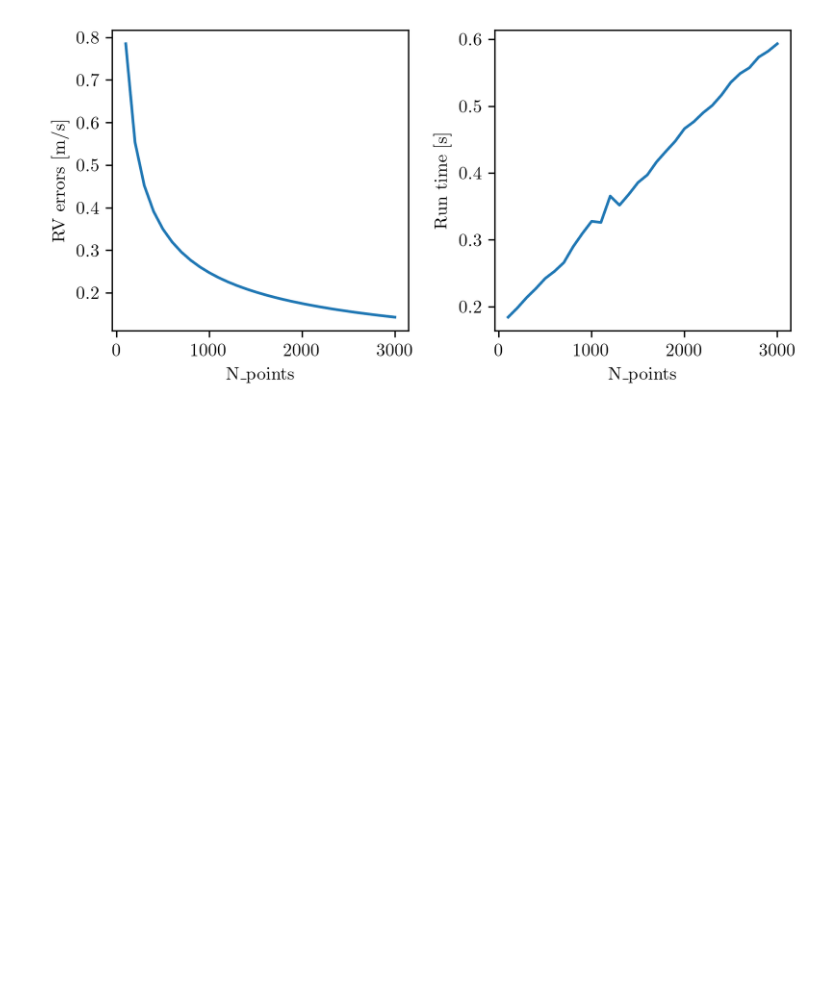
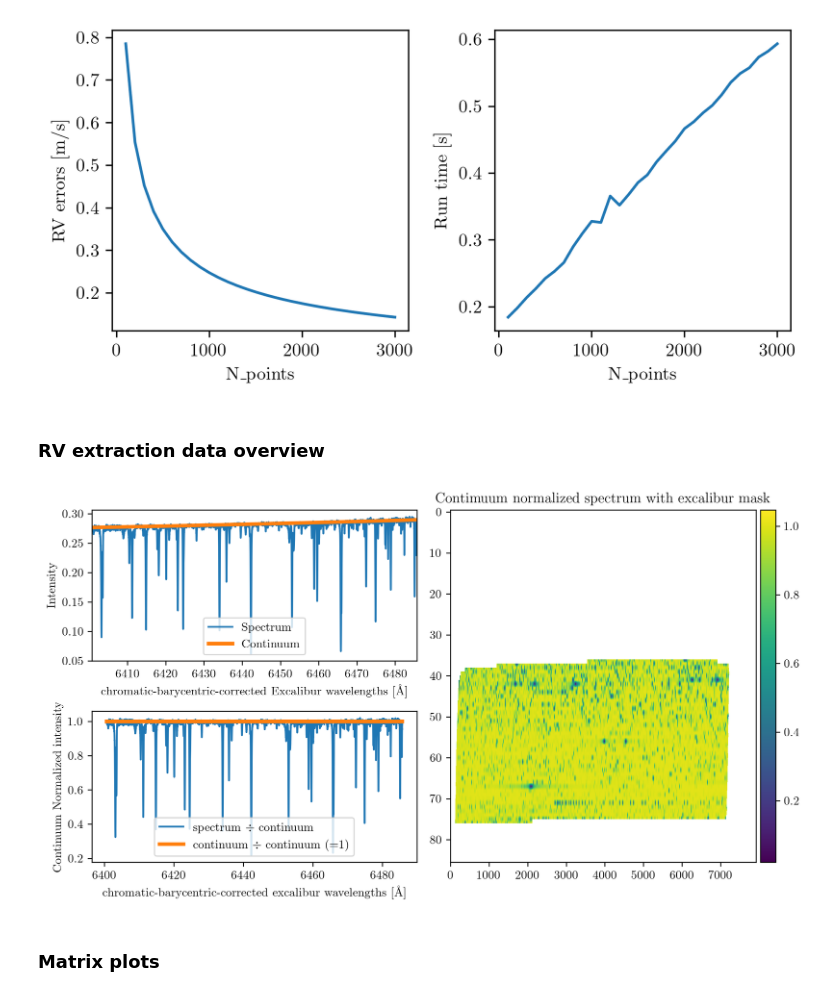
Before and after one commit to Harteg/bachelor-project, a Jupyter notebook: rv_plots.ipynb, the cells around one changed output. Drawn from its saved outputs; the diff is of its cells as text; code cells hidden in the pictures; blank space fills up the shorter version.

```diff
--- a/rv_plots.ipynb
+++ b/rv_plots.ipynb
@@ -193,3 +193,55 @@ fig.tight_layout()
 1042 peaks found
 78 matches found
 [figure]
+# %% [markdown]
+### RV extraction data overview
+# %%
+filenames = get_all_spectra_filenames(SPECTRA_PATH_34411)
+SPECTRA_DATA = load_spectra_fits(filenames[0])
+
+orders_pix = np.array([ SPECTRA_DATA['spectrum'][o]/SPECTRA_DATA['continuum'][o] for o in np.arange(len(SPECTRA_DATA['spectrum']))]) # create 2d array
+
+fig = plt.figure(figsize=(9,5))
+gs = fig.add_gridspec(2, 2)
+ax1 = fig.add_subplot(gs[0, 0])
+ax2 = fig.add_subplot(gs[1, 0])
+ax3 = fig.add_subplot(gs[:, 1])
+
+
+order = 65
+y, y_err, x = get_spec_wavel(SPECTRA_DATA, order, continuum_normalized=False)
+ax1.plot(x, y, label="Spectrum")
+
+# Plot continuum
+excalibur_mask  = SPECTRA_DATA['EXCALIBUR_MASK'][order]
+cont = SPECTRA_DATA['continuum'][order][excalibur_mask]
+ax1.plot(x, cont, linewidth=3, label="Continuum")
+ax1.set_xlim(min(x), max(x))
+
+y, y_err, x = get_spec_wavel(SPECTRA_DATA, order, continuum_normalized=True)
+ax2.plot(x, y, label=r"spectrum $\div$ continuum")
+ax2.plot(x, cont/cont, linewidth=3, label=r"continuum $\div$ continuum (=1)")
+
+ax1.set_xlabel("chromatic-barycentric-corrected Excalibur wavelengths [Å]")
+ax1.set_ylabel("Intensity")
+ax1.legend(loc = "lower center")
+
+ax2.set_xlabel("chromatic-barycentric-corrected excalibur wavelengths [Å]")
+ax2.set_ylabel("Continuum Normalized intensity")
+ax2.legend(loc = "lower center")
+
+# Plot masked filter
+excalibur_mask  = SPECTRA_DATA['EXCALIBUR_MASK']
+orders_pix[excalibur_mask == False] = np.nan
+cs = ax3.imshow(orders_pix, aspect="auto")
+cax = make_axes_locatable(ax3).append_axes('right', size='5%', pad=0.05) # to make color bar same height at plot, needed when making several subplots with each colorbar
+cbar = fig.colorbar(cs, ax=ax3, cax=cax)
+ax3.set_title("Contimuum normalized spectrum with excalibur mask")
+
+fig.tight_layout()
+
+fig.savefig("rv_data_overview.pdf", bbox_inches="tight", dpi=300)
+# %% [output]
+[figure, added]
+# %% [markdown]
+### Matrix plots
```
Also changed, not shown: parts of 2 cells of this notebook, 19 other files.
